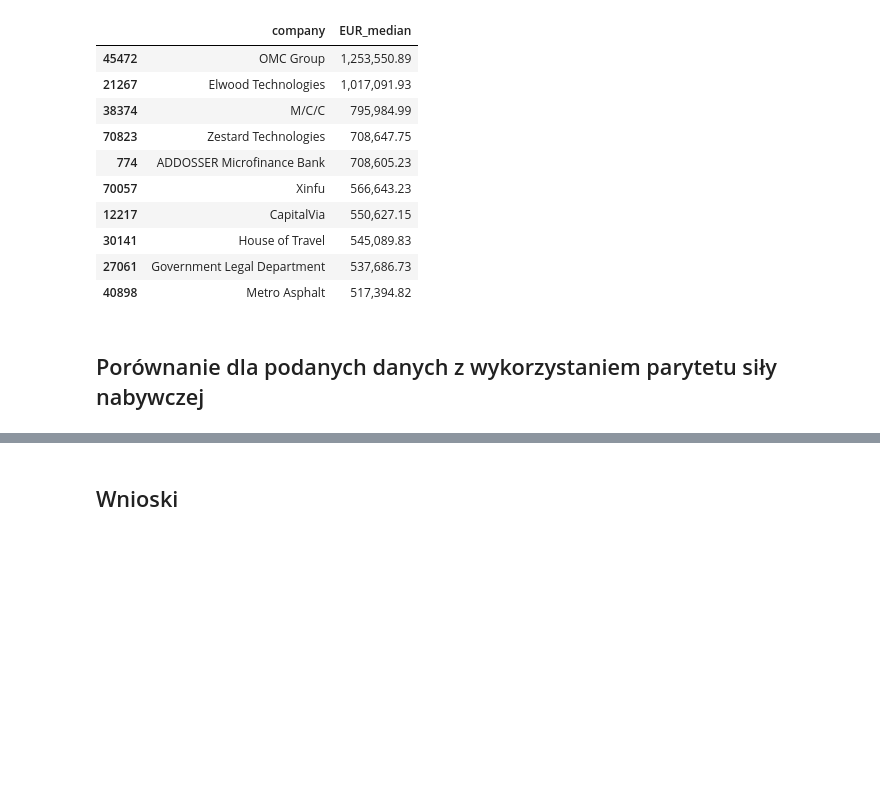
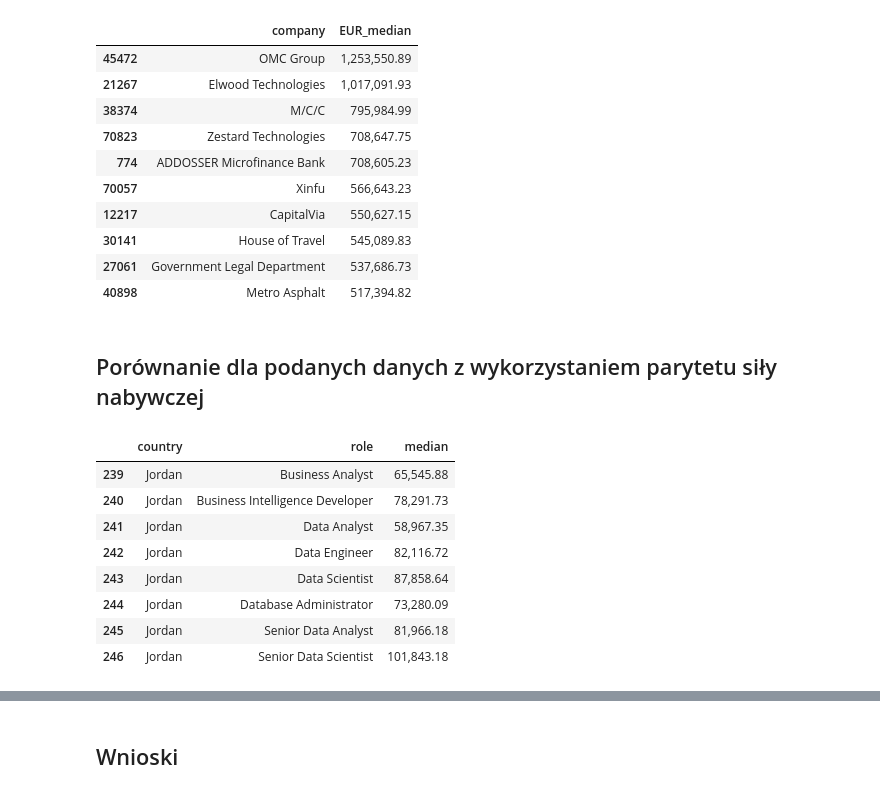
Before and after one commit to pstano1/salaries-in-data-analysis, a Jupyter notebook: raport.ipynb, the cells around one changed output, grey strips where cells are left out. Saved outputs shown, nothing was run; the diff lists cells and outputs as text; code cells hidden in the pictures; blank space fills up the shorter version.

```diff
--- a/raport.ipynb
+++ b/raport.ipynb
@@ -535,3 +533,19 @@ grouped_original_data = a.calculate_grouped_mean(['country', 'role'], 'median').
+# %%
+grouped_original_data = a.calculate_grouped_mean(['country', 'role'], 'median').copy()
+exchange_rate = exchange_provider.get_rate('USD', 'JOD')
+mask_jordan = grouped_original_data['country'] == 'Jordan'
+grouped_original_data.loc[mask_jordan, 'median'] *= exchange_rate
+grouped_original_data.query("country == 'Jordan'")
+# %% [output]
+|  | country | role | median |
+| 239 | Jordan | Business Analyst | 65,545.88 |
+| 240 | Jordan | Business Intelligence Developer | 78,291.73 |
+| 241 | Jordan | Data Analyst | 58,967.35 |
+| 242 | Jordan | Data Engineer | 82,116.72 |
+| 243 | Jordan | Data Scientist | 87,858.64 |
+| 244 | Jordan | Database Administrator | 73,280.09 |
+| 245 | Jordan | Senior Data Analyst | 81,966.18 |
+| 246 | Jordan | Senior Data Scientist | 101,843.18 |
 # %%
 compared_salary('Poland', 'United Kingdom', 'Business Intelligence Developer', grouped_original_data, ppp_data)
 # %% [output]
```
Also changed, not shown: parts of 3 cells of this notebook.
